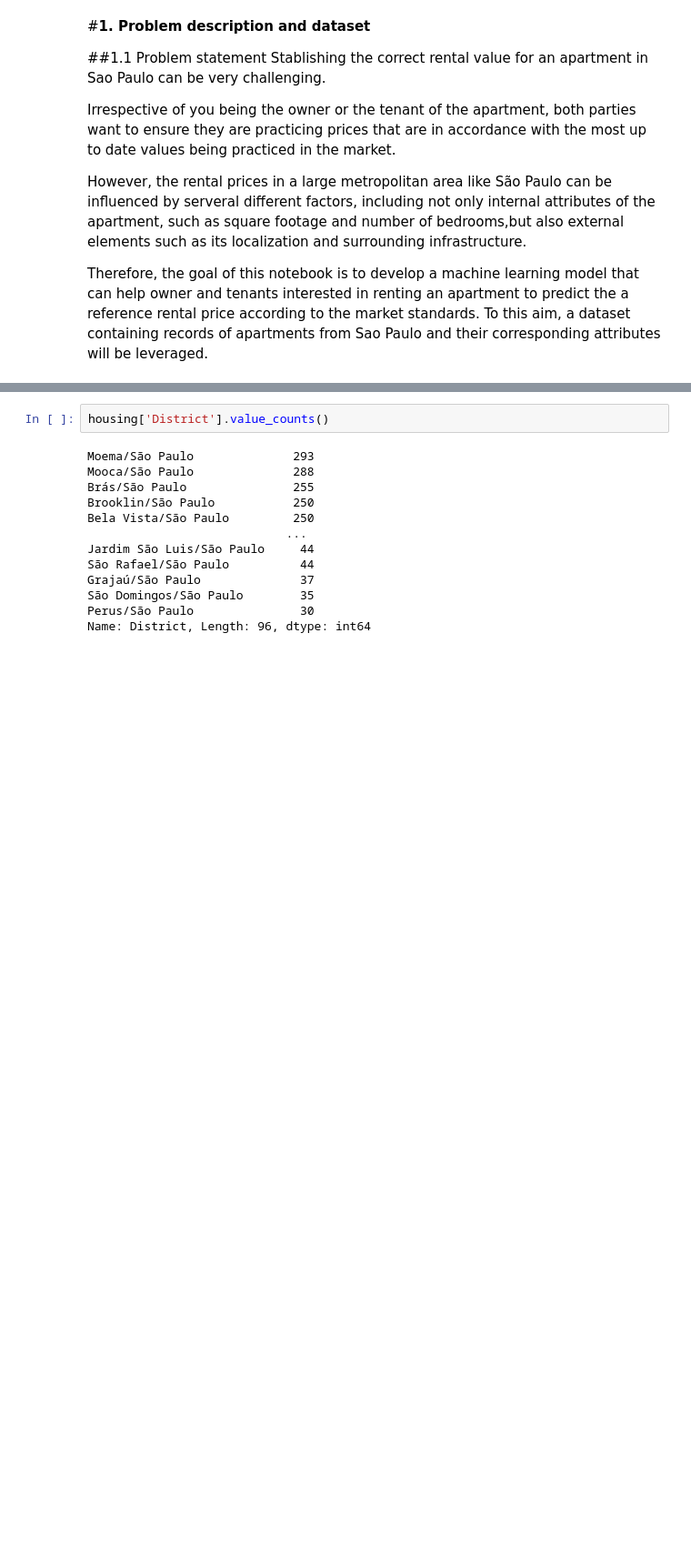
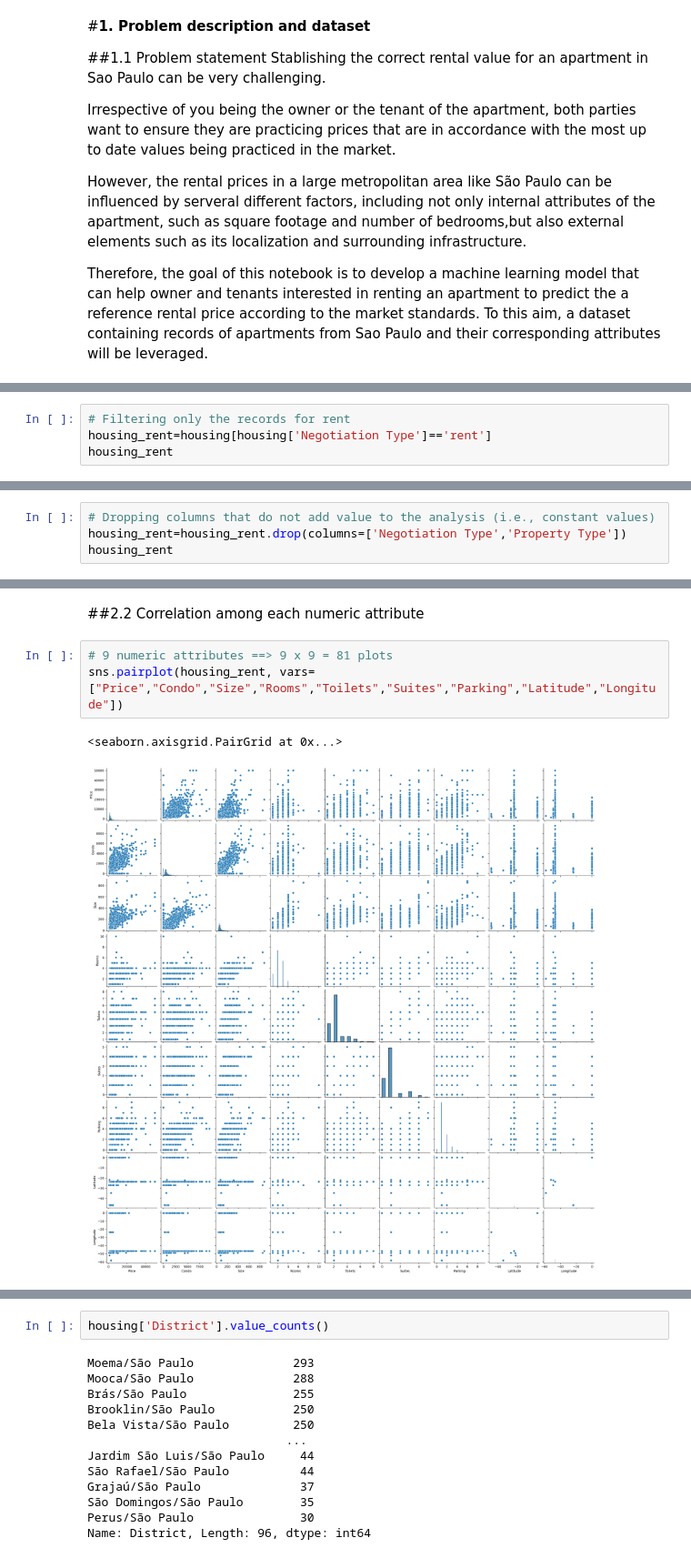
Before and after one commit to HWatanuki/Trabalho_D2APR, a Jupyter notebook: saopaulo-housing.ipynb, the cells around one changed output, grey strips where cells are left out. Shown at 91% size. Cells and saved outputs as stored; diff of their text form; blank space fills up the shorter version.

```diff
--- a/saopaulo-housing.ipynb
+++ b/saopaulo-housing.ipynb
@@ -98,0 +106,4 @@ There are no missing values reported in any of the features, but the feature "Co
+# %%
+# Filtering only the records for rent
+housing_rent=housing[housing['Negotiation Type']=='rent']
+housing_rent
@@ -98,0 +124,4 @@ There are no missing values reported in any of the features, but the feature "Co
+# %%
+# Dropping columns that do not add value to the analysis (i.e., constant values)
+housing_rent=housing_rent.drop(columns=['Negotiation Type','Property Type'])
+housing_rent
@@ -98,0 +158,8 @@ There are no missing values reported in any of the features, but the feature "Co
+# %% [markdown]
+##2.2 Correlation among each numeric attribute
+# %%
+# 9 numeric attributes ==> 9 x 9 = 81 plots
+sns.pairplot(housing_rent, vars=["Price","Condo","Size","Rooms","Toilets","Suites","Parking","Latitude","Longitude"])
+# %% [output]
+<seaborn.axisgrid.PairGrid at 0x...>
+[figure, added]
```
Also changed, not shown: parts of 20 cells of this notebook.
